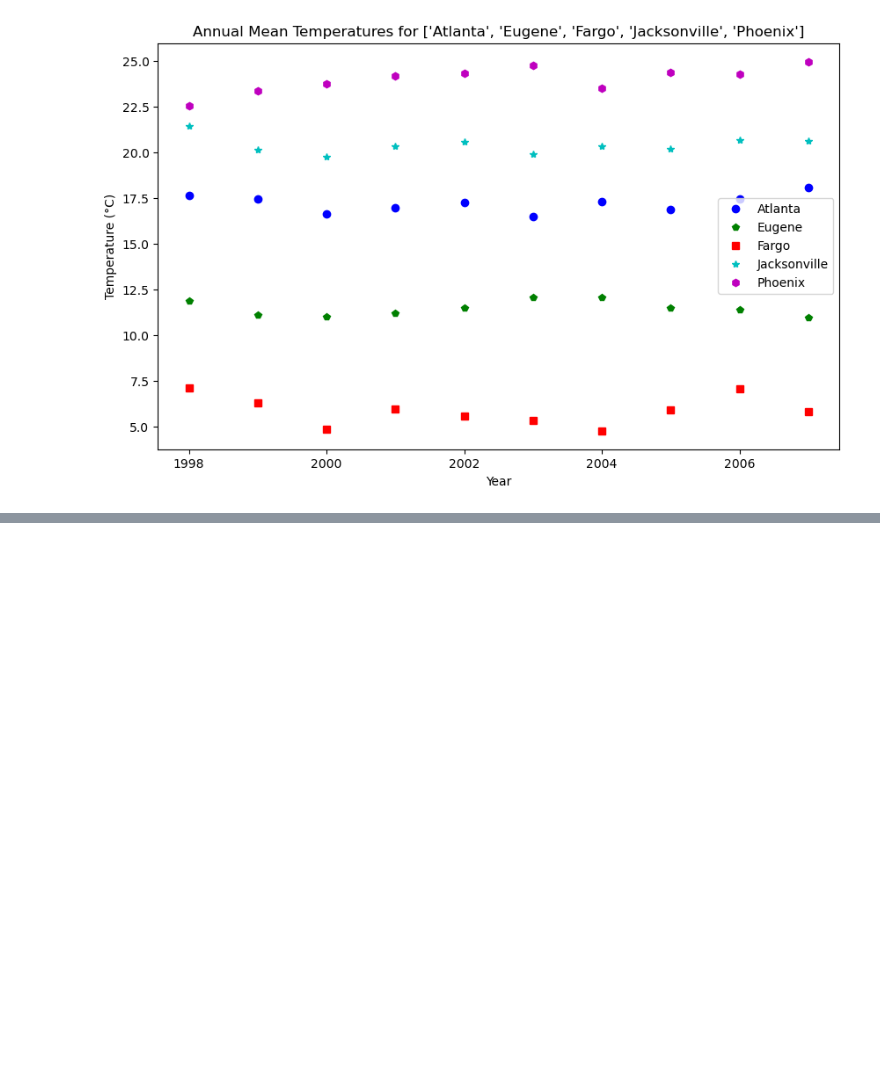
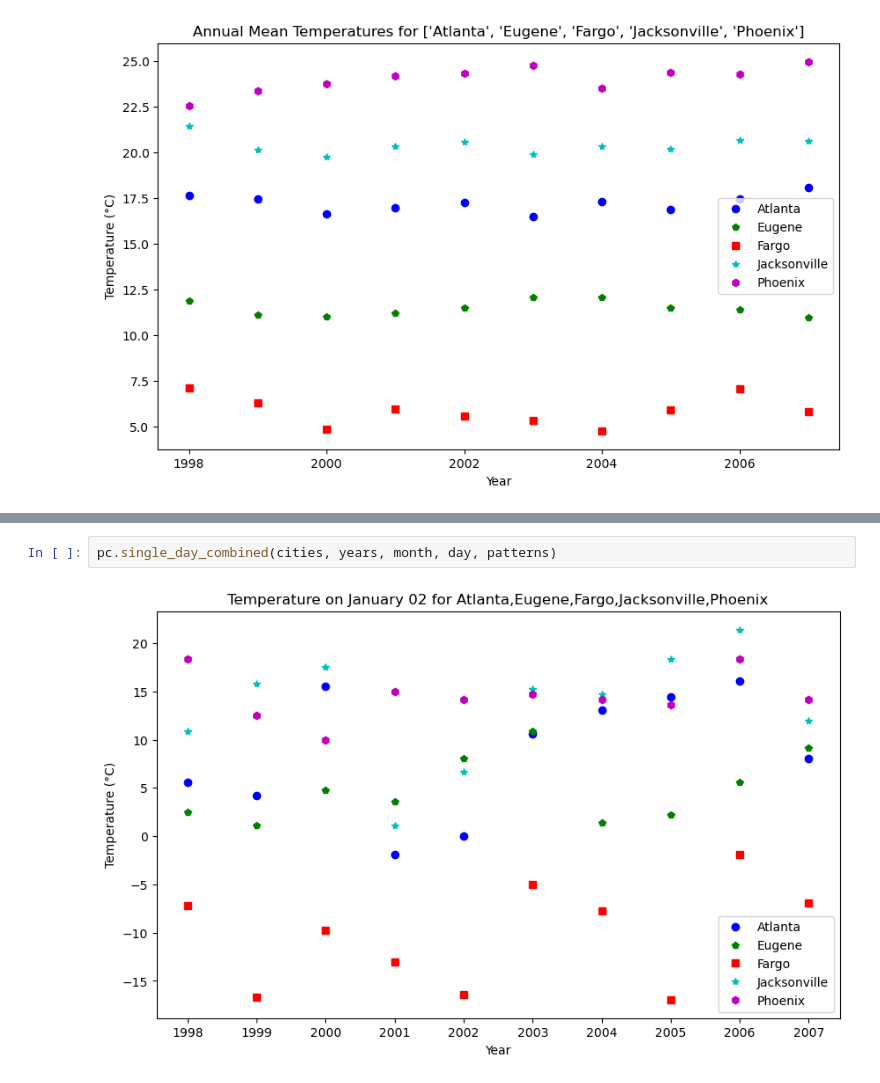
Before and after one commit to carloscaeduardo/Assignment4ML, a Jupyter notebook: A4starter/Assignment.ipynb, the cells around one changed output, grey strips where cells are left out. Saved outputs shown, nothing was run; the diff lists cells and outputs as text; blank space fills up the shorter version.

```diff
--- a/A4starter/Assignment.ipynb
+++ b/A4starter/Assignment.ipynb
@@ -88,0 +100,4 @@ pc.annual_means_combined(cities,years,patterns)
+# %%
+pc.single_day_combined(cities, years, month, day, patterns)
+# %% [output]
+[figure, added]
```
Also changed, not shown: parts of 10 cells of this notebook, 25 other files.
